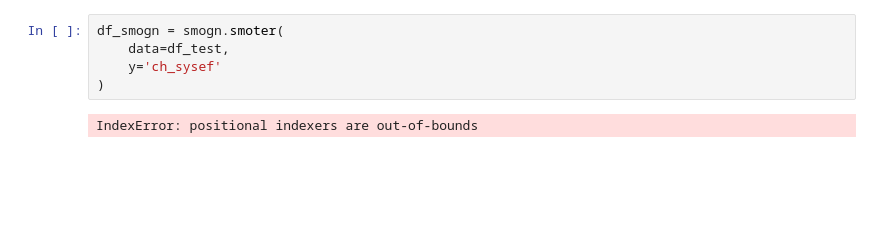
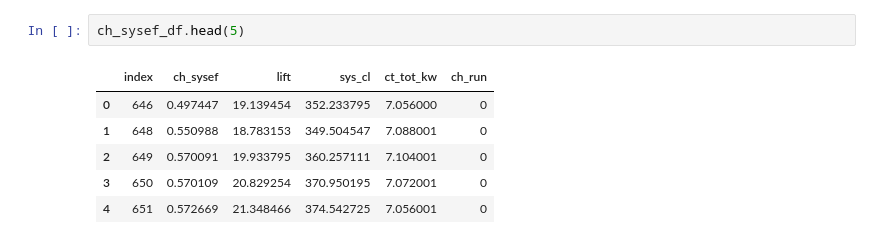
Before and after one commit to kaerintern/optimization, a Jupyter notebook: parklane/smogn.ipynb, the cells around one changed output. Cells and saved outputs as stored; diff of their text form; blank space fills up the shorter version.

```diff
--- a/parklane/smogn.ipynb
+++ b/parklane/smogn.ipynb
@@ -67,7 +52,9 @@ df_test
-# %%
-df_smogn = smogn.smoter(
-    data=df_test,
-    y='ch_sysef'
-)
-# %% [output]
-IndexError: positional indexers are out-of-bounds
+# %%
+ch_sysef_df.head(5)
+# %% [output]
+|  | index | ch_sysef | lift | sys_cl | ct_tot_kw | ch_run |
+| 0 | 646 | 0.497447 | 19.139454 | 352.233795 | 7.056000 | 0 |
+| 1 | 648 | 0.550988 | 18.783153 | 349.504547 | 7.088001 | 0 |
+| 2 | 649 | 0.570091 | 19.933795 | 360.257111 | 7.104001 | 0 |
+| 3 | 650 | 0.570109 | 20.829254 | 370.950195 | 7.072001 | 0 |
+| 4 | 651 | 0.572669 | 21.348466 | 374.542725 | 7.056001 | 0 |
```
Also changed, not shown: parts of 10 cells of this notebook.
